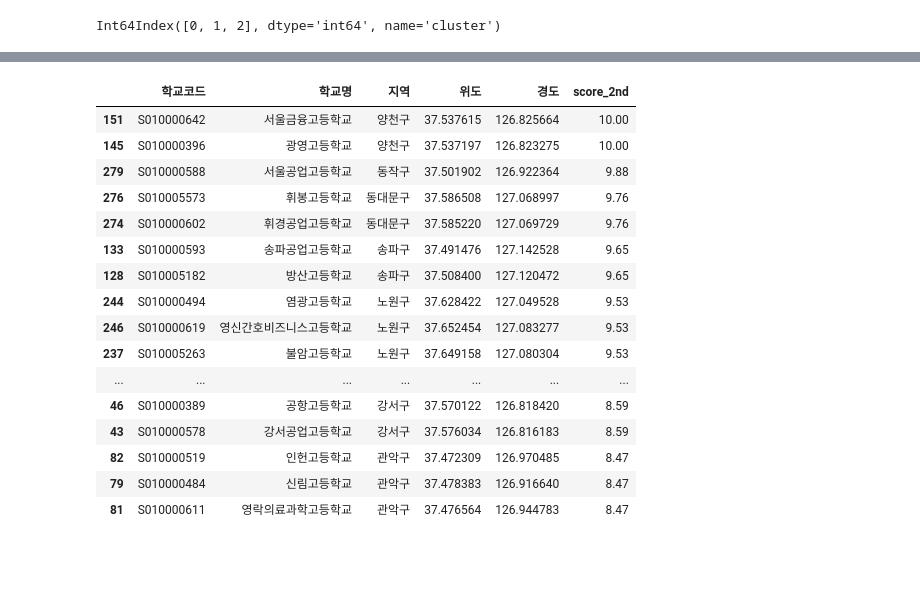
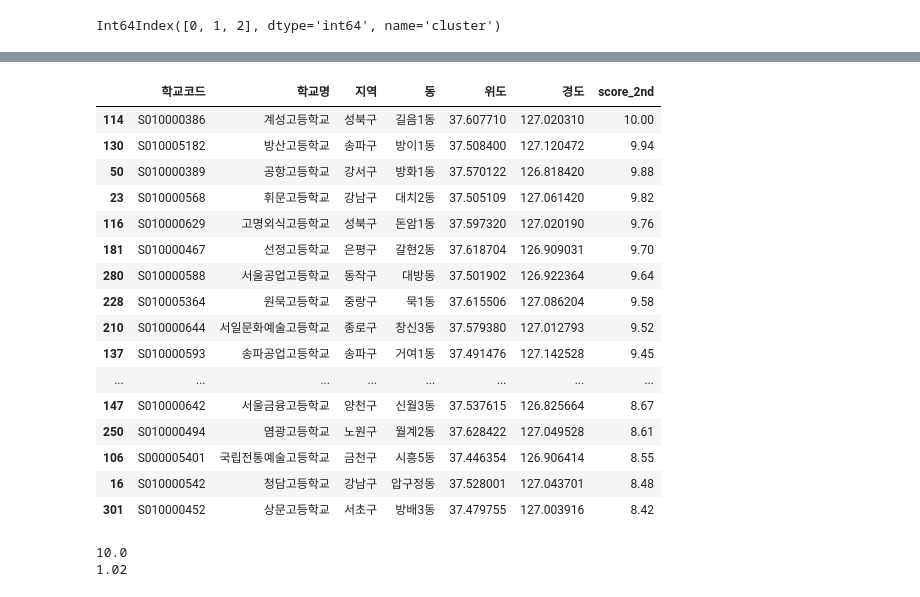
Before and after one commit to nam9296/School_CCTV_Bigdata, a Jupyter notebook: Clustering/김이연/위해지표_군집화_200m.ipynb, the cells around one changed output, grey strips where cells are left out. Drawn from its saved outputs; the diff is of its cells as text; code cells hidden in the pictures; blank space fills up the shorter version.

Commit message:
Model: kmeans_위해지표_modified

```diff
--- a/Clustering/김이연/위해지표_군집화_200m.ipynb
+++ b/Clustering/김이연/위해지표_군집화_200m.ipynb
@@ -259,0 +268,10 @@ for i in range(len(hazard)):
+# %%
+# 위해지표 데이터에 학교별 동구분 컬럼 추가
+hazard = pd.read_csv(path+'hazard_score_1st.csv')
+
+dong = pd.read_csv(path+'서울시고등학교_동구분.csv', encoding = 'cp949')
+dong.rename(columns={'정보공시 \n 학교코드':'학교코드'},inplace=True)
+dong = dong[['학교코드','동']]
+
+hazard = pd.merge(hazard,dong,how='inner',on='학교코드')
+hazard
@@ -278,8 +296,9 @@ hazard
 # %%
-df = pd.read_csv(path+'청소년인구밀도_구.csv', encoding = 'cp949')
-df['청소년인구밀도'] = df['청소년(15-19세)']/df['면적(㎢)']
-df.rename(columns={'구':'지역'},inplace=True)
+# 청소년 인구밀도 산출
 
-people_density = df[['지역','청소년인구밀도']]
+df = pd.read_csv(path+'청소년인구밀도_동.csv', encoding = 'cp949')
+df['청소년인구밀도'] = df['청소년인구수(15-19세)']/df['동별 면적']
+
+people_density = df[['동','청소년인구밀도']]
 people_density
 # %% [output]
@@ -321,0 +318,6 @@ hazard_2nd['score_2nd']=''
+# %%
+# 위해지표 1차 점수 데이터에 청소년인구밀도 병합
+
+hazard_2nd = pd.merge(hazard, people_density, how='inner', on='동')
+hazard_2nd['동'].nunique()
+# hazard_2nd.isnull().sum()
@@ -322,7 +326,11 @@ hazard_2nd['score_2nd']=''
 # %%
+## 위해지표 산출을 위한 2차 점수 산출
+
+hazard_2nd['score_2nd'] = float()
+
 for i in range(len(hazard_2nd)):
-    for k in range(4):
+    for k in range(3):
         rank_lis = sorted(list(set(hazard_2nd[hazard_2nd['cluster']==k]['청소년인구밀도'])), reverse=True) #한 군집내의 모든 인구밀도 내림차순 정렬
         for j in range(len(rank_lis)): #내림차순 정렬한 리스트의 인덱스 순서대로 적은 점수를 차감
             if hazard_2nd['청소년인구밀도'][i] == rank_lis[j]:
-                hazard_2nd['score_2nd'][i] = round((hazard_2nd['score_1st'][i]-(j/len(rank_lis))*0.2)*10,2) # 점수 만점을 10점으로 만들기
+                hazard_2nd['score_2nd'][i] = round((hazard_2nd['score_1st'][i]-(j/len(rank_lis))*0.2)*10,2) # 10점 만점으로 산출
@@ -329,21 +377,29 @@ for i in range(len(hazard_2nd)):
 # %%
-hazard_fin = hazard_2nd[['학교코드','학교명','지역','위도','경도','score_2nd']]
+# 최종 위해지표에 필요한 column만 추출
+
+hazard_fin = hazard_2nd[['학교코드','학교명','지역','동','위도','경도','score_2nd']]
 hazard_fin.sort_values(by=['score_2nd'], ascending=[False]).head(30)
 # %% [output]
-|  | 학교코드 | 학교명 | 지역 | 위도 | 경도 | score_2nd |
-| 151 | S010000642 | 서울금융고등학교 | 양천구 | 37.537615 | 126.825664 | 10.00 |
-| 145 | S010000396 | 광영고등학교 | 양천구 | 37.537197 | 126.823275 | 10.00 |
-| 279 | S010000588 | 서울공업고등학교 | 동작구 | 37.501902 | 126.922364 | 9.88 |
-| 276 | S010005573 | 휘봉고등학교 | 동대문구 | 37.586508 | 127.068997 | 9.76 |
-| 274 | S010000602 | 휘경공업고등학교 | 동대문구 | 37.585220 | 127.069729 | 9.76 |
-| 133 | S010000593 | 송파공업고등학교 | 송파구 | 37.491476 | 127.142528 | 9.65 |
-| 128 | S010005182 | 방산고등학교 | 송파구 | 37.508400 | 127.120472 | 9.65 |
-| 244 | S010000494 | 염광고등학교 | 노원구 | 37.628422 | 127.049528 | 9.53 |
-| 246 | S010000619 | 영신간호비즈니스고등학교 | 노원구 | 37.652454 | 127.083277 | 9.53 |
-| 237 | S010005263 | 불암고등학교 | 노원구 | 37.649158 | 127.080304 | 9.53 |
-| ... | ... | ... | ... | ... | ... | ... |
-| 46 | S010000389 | 공항고등학교 | 강서구 | 37.570122 | 126.818420 | 8.59 |
-| 43 | S010000578 | 강서공업고등학교 | 강서구 | 37.576034 | 126.816183 | 8.59 |
-| 82 | S010000519 | 인헌고등학교 | 관악구 | 37.472309 | 126.970485 | 8.47 |
-| 79 | S010000484 | 신림고등학교 | 관악구 | 37.478383 | 126.916640 | 8.47 |
-| 81 | S010000611 | 영락의료과학고등학교 | 관악구 | 37.476564 | 126.944783 | 8.47 |
+|  | 학교코드 | 학교명 | 지역 | 동 | 위도 | 경도 | score_2nd |
+| 114 | S010000386 | 계성고등학교 | 성북구 | 길음1동 | 37.607710 | 127.020310 | 10.00 |
+| 130 | S010005182 | 방산고등학교 | 송파구 | 방이1동 | 37.508400 | 127.120472 | 9.94 |
+| 50 | S010000389 | 공항고등학교 | 강서구 | 방화1동 | 37.570122 | 126.818420 | 9.88 |
+| 23 | S010000568 | 휘문고등학교 | 강남구 | 대치2동 | 37.505109 | 127.061420 | 9.82 |
+| 116 | S010000629 | 고명외식고등학교 | 성북구 | 돈암1동 | 37.597320 | 127.020190 | 9.76 |
+| 181 | S010000467 | 선정고등학교 | 은평구 | 갈현2동 | 37.618704 | 126.909031 | 9.70 |
+| 280 | S010000588 | 서울공업고등학교 | 동작구 | 대방동 | 37.501902 | 126.922364 | 9.64 |
+| 228 | S010005364 | 원묵고등학교 | 중랑구 | 묵1동 | 37.615506 | 127.086204 | 9.58 |
+| 210 | S010000644 | 서일문화예술고등학교 | 종로구 | 창신3동 | 37.579380 | 127.012793 | 9.52 |
+| 137 | S010000593 | 송파공업고등학교 | 송파구 | 거여1동 | 37.491476 | 127.142528 | 9.45 |
+| ... | ... | ... | ... | ... | ... | ... | ... |
+| 147 | S010000642 | 서울금융고등학교 | 양천구 | 신월3동 | 37.537615 | 126.825664 | 8.67 |
+| 250 | S010000494 | 염광고등학교 | 노원구 | 월계2동 | 37.628422 | 127.049528 | 8.61 |
+| 106 | S000005401 | 국립전통예술고등학교 | 금천구 | 시흥5동 | 37.446354 | 126.906414 | 8.55 |
+| 16 | S010000542 | 청담고등학교 | 강남구 | 압구정동 | 37.528001 | 127.043701 | 8.48 |
+| 301 | S010000452 | 상문고등학교 | 서초구 | 방배3동 | 37.479755 | 127.003916 | 8.42 |
+# %%
+print(hazard_indicator['score_2nd'].max())
+print(hazard_indicator['score_2nd'].min())
+# %% [output]
+10.0
+1.02
```
Also changed, not shown: parts of 29 cells of this notebook, 1 other file.
